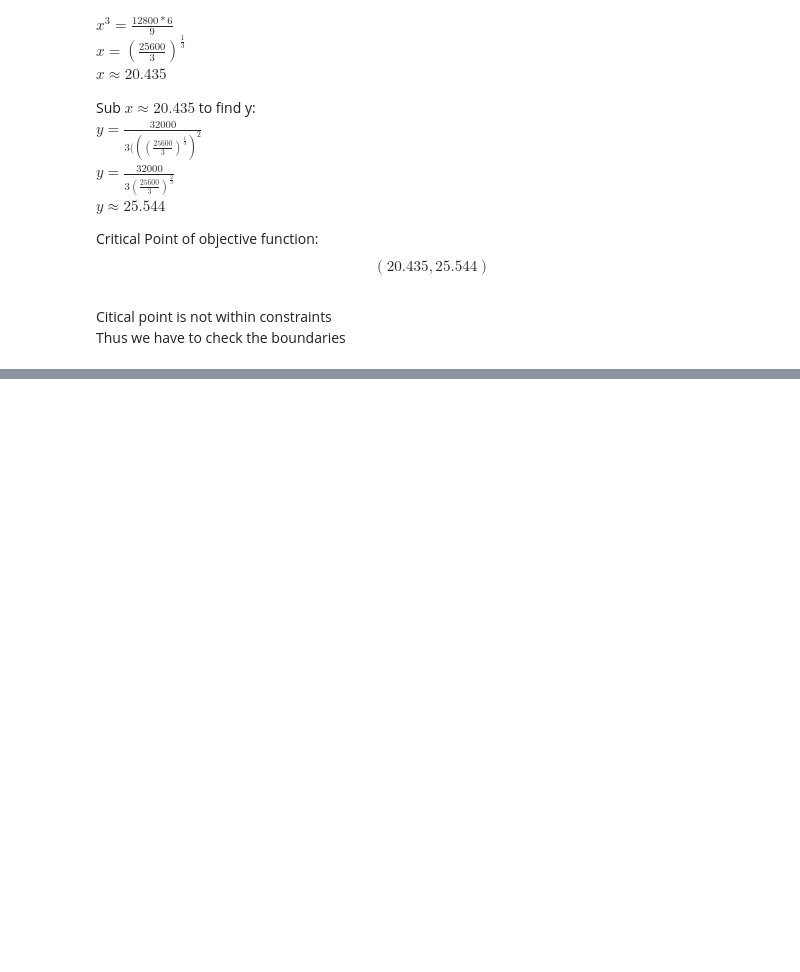
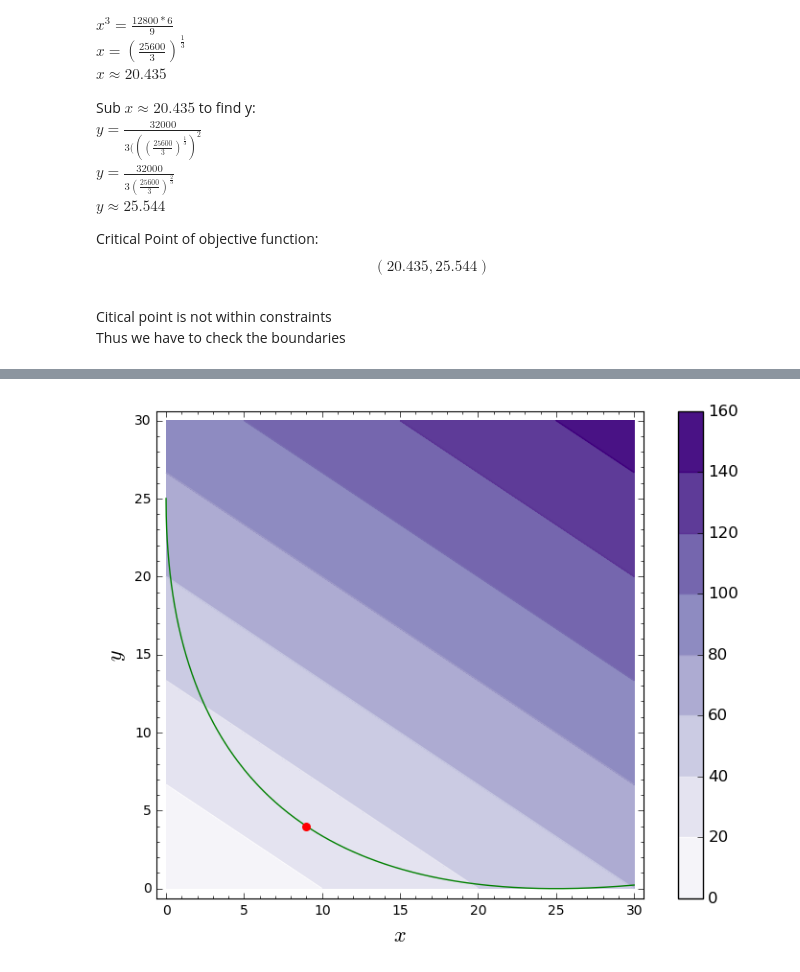
Before and after one commit to michlee1337/practice, a Jupyter notebook: MathStuff/Calculus_A5.ipynb, the cells around one changed output, grey strips where cells are left out. Cells and saved outputs as stored; diff of their text form; code cells hidden in the pictures; blank space fills up the shorter version.

```diff
--- a/MathStuff/Calculus_A5.ipynb
+++ b/MathStuff/Calculus_A5.ipynb
@@ -197,0 +354,13 @@ $z = \frac {40}{9}$.
+# %%
+# plotting constraints on a contour plot
+from sage.plot.contour_plot import ContourPlot
+import matplotlib.cm; matplotlib.cm.datad.keys()
+from sage.plot.line import Line
+x,y = var('x,y')
+f(x,y) =  (2*x)+(3*y)
+C = contour_plot(f, (0,30), (0,30),cmap='Purples', colorbar=True, axes_labels=['$x$','$y$'])
+F = plot((5-sqrt(x))^2,(x,0,30),color="green")
+P=point((9,4), color='red', markeredgecolor='red', size=30,zorder=4)
+C+F+P
+# %% [output]
+[figure, added]
```
Also changed, not shown: parts of 20 cells of this notebook, 5 other files.
